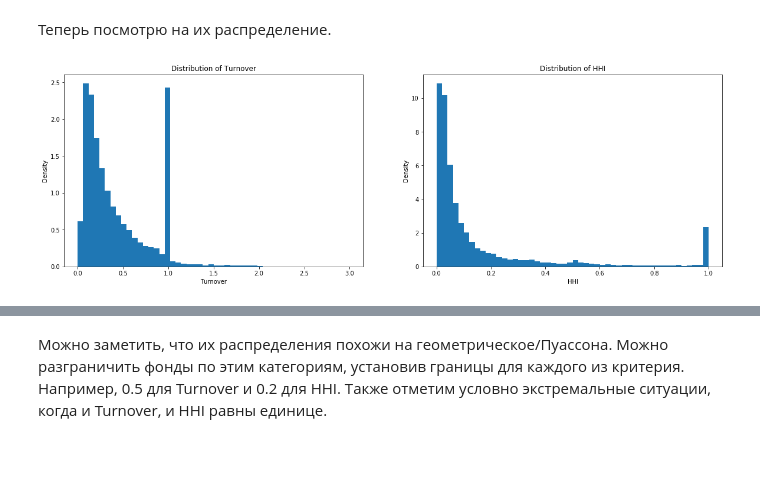
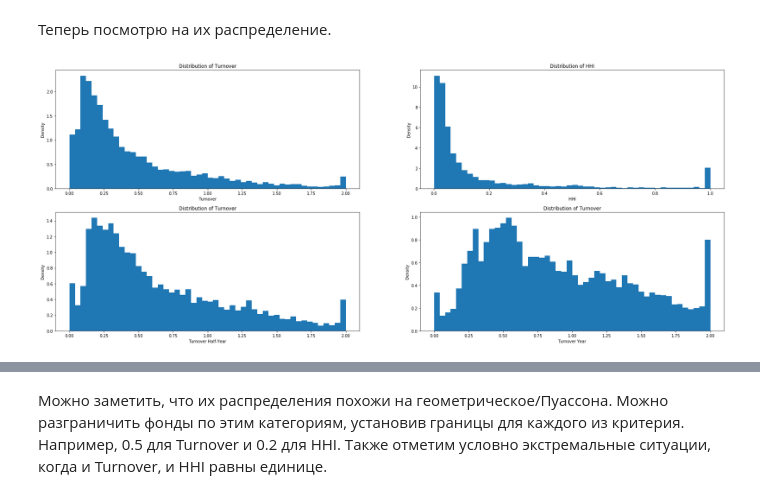
Before and after one commit to romankop/Coursework-3rd-Year, a Jupyter notebook: F13 Data.ipynb, the cells around one changed output, grey strips where cells are left out. Drawn from its saved outputs; the diff is of its cells as text; code cells hidden in the pictures; blank space fills up the shorter version.

```diff
--- a/F13 Data.ipynb
+++ b/F13 Data.ipynb
@@ -458,7 +584,7 @@ final_df['ticker_share_lag_1'] = final_df.ticker_share.shift(periods=1). \
 # %%
 turnover = final_df.groupby(['period', 'cik']) \
-            .apply(lambda x: np.abs(x['ticker_share'] - x['ticker_share_lag_1']).sum()).reset_index()
+            .apply(lambda x: np.abs(x['ticker_share'] - x['ticker_share_lag_1']).sum(min_count=1)).reset_index()
 turnover.rename(columns={0: 'turnover'}, inplace=True)
-turnover.head()
+turnover.sample(5)
 # %% [output]
 |  | period | cik | turnover |
@@ -469,0 +597,5 @@ turnover.head()
+# %%
+turnover_halfyear = final_df.groupby(['period', 'cik']) \
+            .apply(lambda x: np.abs(x['ticker_share'] - x['ticker_share_lag_2']).sum(min_count=1)).reset_index()
+turnover_halfyear.rename(columns={0: 'turnover_halfyear'}, inplace=True)
+turnover_halfyear.sample(5)
@@ -469,0 +610,5 @@ turnover.head()
+# %%
+turnover_year = final_df.groupby(['period', 'cik']) \
+            .apply(lambda x: np.abs(x['ticker_share'] - x['ticker_share_lag_4']).sum(min_count=1)).reset_index()
+turnover_year.rename(columns={0: 'turnover_year'}, inplace=True)
+turnover_year.sample(5)
@@ -471,7 +624,7 @@ turnover.head()
 Теперь HHI.
 # %%
 hhi = final_df.groupby(['period', 'cik']) \
-            .apply(lambda x: np.square(x['ticker_share']).sum()).reset_index()
+            .apply(lambda x: np.square(x['ticker_share']).sum(min_count=1)).reset_index()
 hhi.rename(columns={0: 'hhi'}, inplace=True)
 hhi.head()
 # %% [output]
@@ -484,14 +638,22 @@ hhi.head()
 # %% [markdown]
 Теперь посмотрю на их распределение.
 # %%
-fig, axs = pl.subplots(1, 2, figsize=(20,6));
+fig, axs = pl.subplots(2, 2, figsize=(30,12));
 
-axs[0].hist(turnover.turnover, density=True, bins=50, range=(0.001, 3));
-axs[0].set_title('Distribution of Turnover');
-axs[0].set(xlabel='Turnover', ylabel='Density');
+axs[0, 0].hist(turnover.turnover, density=True, bins=50);
+axs[0, 0].set_title('Distribution of Turnover');
+axs[0, 0].set(xlabel='Turnover', ylabel='Density');
 
-axs[1].hist(hhi.hhi, density=True, bins=50, range=(0.001, 1));
-axs[1].set_title('Distribution of HHI');
-axs[1].set(xlabel='HHI', ylabel='Density');
+axs[0, 1].hist(hhi.hhi, density=True, bins=50);
+axs[0, 1].set_title('Distribution of HHI');
+axs[0, 1].set(xlabel='HHI', ylabel='Density');
+
+axs[1, 0].hist(turnover_halfyear.turnover_halfyear, density=True, bins=50);
+axs[1, 0].set_title('Distribution of Turnover');
+axs[1, 0].set(xlabel='Turnover Half-Year', ylabel='Density');
+
+axs[1, 1].hist(turnover_year.turnover_year, density=True, bins=50);
+axs[1, 1].set_title('Distribution of Turnover');
+axs[1, 1].set(xlabel='Turnover Year', ylabel='Density');
 # %% [output]
-[figure, old version]
+[figure, new version]
```
Also changed, not shown: parts of 105 cells of this notebook.
